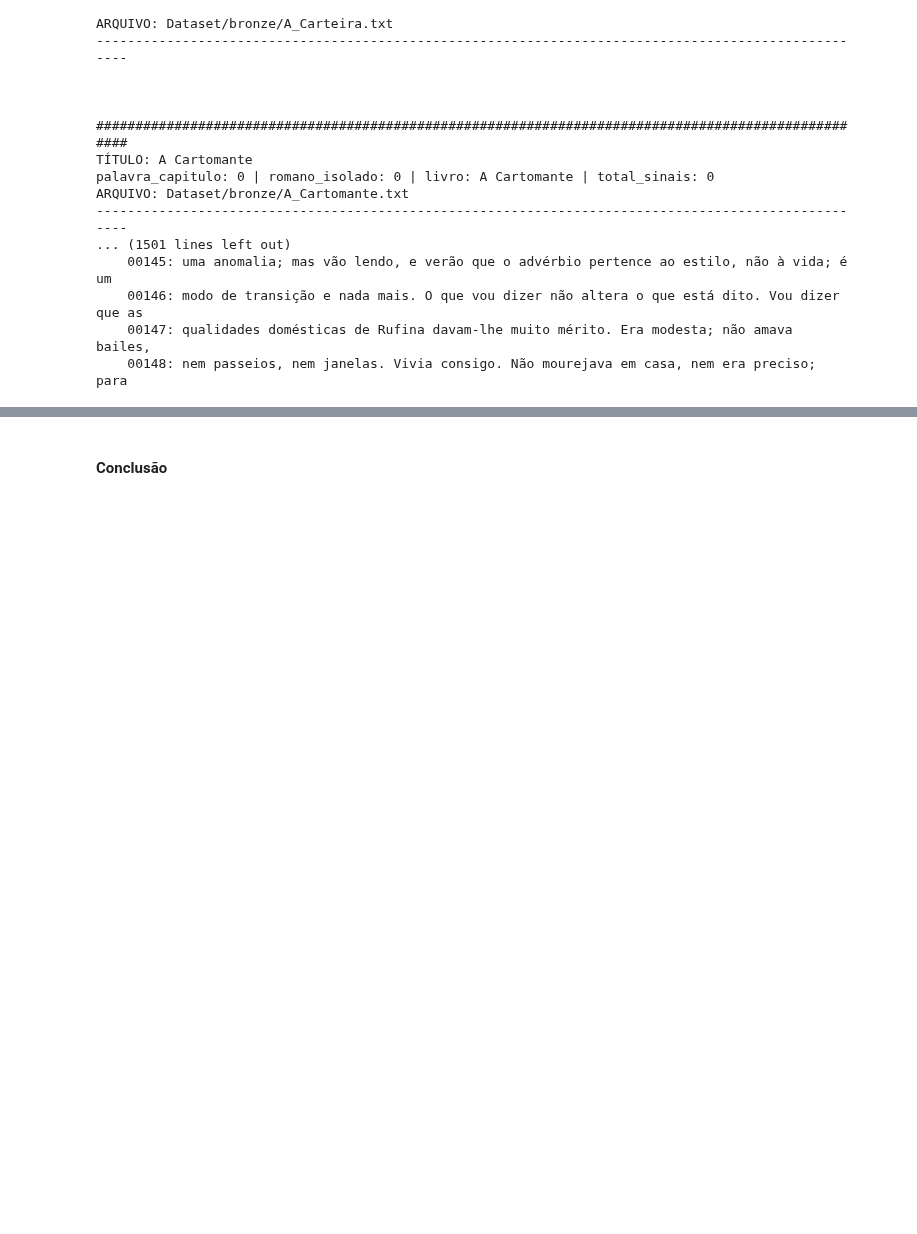
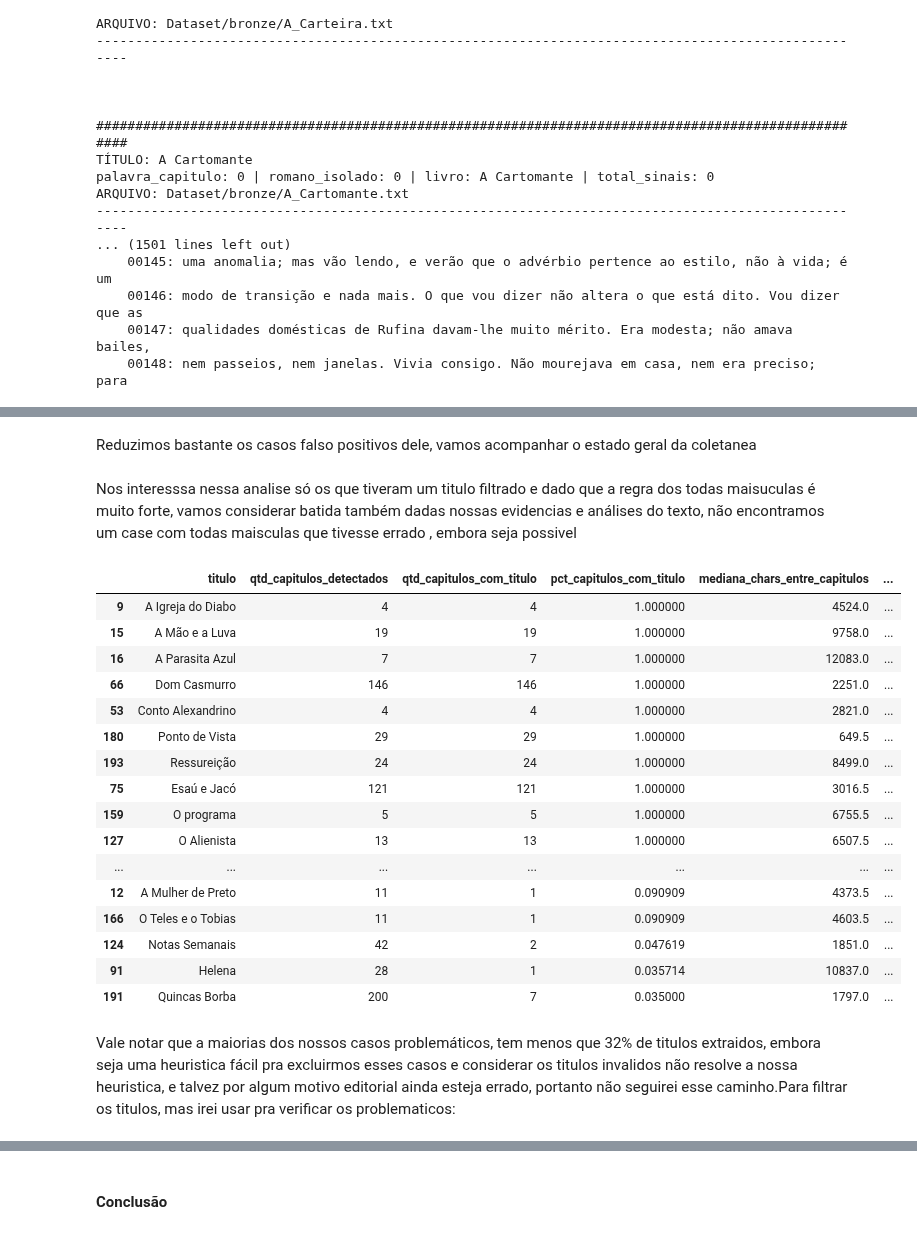
Before and after one commit to Gusreis7/ACartomanteRAG, a Jupyter notebook: AED/ExploreEstrategiaChunks.ipynb, the cells around one changed output, grey strips where cells are left out. Drawn from its saved outputs; the diff is of its cells as text; code cells hidden in the pictures; blank space fills up the shorter version.

```diff
--- a/AED/ExploreEstrategiaChunks.ipynb
+++ b/AED/ExploreEstrategiaChunks.ipynb
@@ -2040,0 +2580,45 @@ Os romanos isolados se assumiu que não tem títulos, porntanto não é preciso
+# %% [markdown]
+Reduzimos bastante os casos falso positivos dele, vamos acompanhar o estado geral da coletanea
+# %%
+df_capitulos_v3_5 = avaliar_corpus_capitulos(
+    df_obras,
+    detector=check_obra_tem_capitulos_v3,
+)
+# %% [markdown]
+Nos interesssa nessa analise só os que tiveram um titulo filtrado e dado que a regra dos todas maisuculas é muito forte, vamos considerar batida também dadas nossas evidencias e análises do texto, não encontramos um case com todas maisculas que tivesse errado , embora seja possivel
+# %%
+df_capitulos_v3_5[
+    df_capitulos_v3_5["pct_capitulos_com_titulo"] > 0
+][
+    [
+        "titulo",
+        "qtd_capitulos_detectados",
+        "qtd_capitulos_com_titulo",
+        "pct_capitulos_com_titulo",
+        "mediana_chars_entre_capitulos",
+        "regra_capitulo"
+    ]
+].sort_values(
+    "pct_capitulos_com_titulo",
+    ascending=False,
+)
+# %% [output]
+|  | titulo | qtd_capitulos_detectados | qtd_capitulos_com_titulo | pct_capitulos_com_titulo | mediana_chars_entre_capitulos | ... |
+| 9 | A Igreja do Diabo | 4 | 4 | 1.000000 | 4524.0 | ... |
+| 15 | A Mão e a Luva | 19 | 19 | 1.000000 | 9758.0 | ... |
+| 16 | A Parasita Azul | 7 | 7 | 1.000000 | 12083.0 | ... |
+| 66 | Dom Casmurro | 146 | 146 | 1.000000 | 2251.0 | ... |
+| 53 | Conto Alexandrino | 4 | 4 | 1.000000 | 2821.0 | ... |
+| 180 | Ponto de Vista | 29 | 29 | 1.000000 | 649.5 | ... |
+| 193 | Ressureição | 24 | 24 | 1.000000 | 8499.0 | ... |
+| 75 | Esaú e Jacó | 121 | 121 | 1.000000 | 3016.5 | ... |
+| 159 | O programa | 5 | 5 | 1.000000 | 6755.5 | ... |
+| 127 | O Alienista | 13 | 13 | 1.000000 | 6507.5 | ... |
+| ... | ... | ... | ... | ... | ... | ... |
+| 12 | A Mulher de Preto | 11 | 1 | 0.090909 | 4373.5 | ... |
+| 166 | O Teles e o Tobias | 11 | 1 | 0.090909 | 4603.5 | ... |
+| 124 | Notas Semanais | 42 | 2 | 0.047619 | 1851.0 | ... |
+| 91 | Helena | 28 | 1 | 0.035714 | 10837.0 | ... |
+| 191 | Quincas Borba | 200 | 7 | 0.035000 | 1797.0 | ... |
+# %% [markdown]
+Vale notar que a maiorias dos nossos casos problemáticos, tem menos que 32% de titulos extraidos, embora seja uma heuristica fácil pra excluirmos esses casos e considerar os titulos invalidos não resolve a nossa heuristica, e talvez por algum motivo editorial ainda esteja errado, portanto não seguirei esse caminho.Para filtrar os titulos, mas irei usar pra verificar os problematicos:
```
Also changed, not shown: parts of 116 cells of this notebook.
